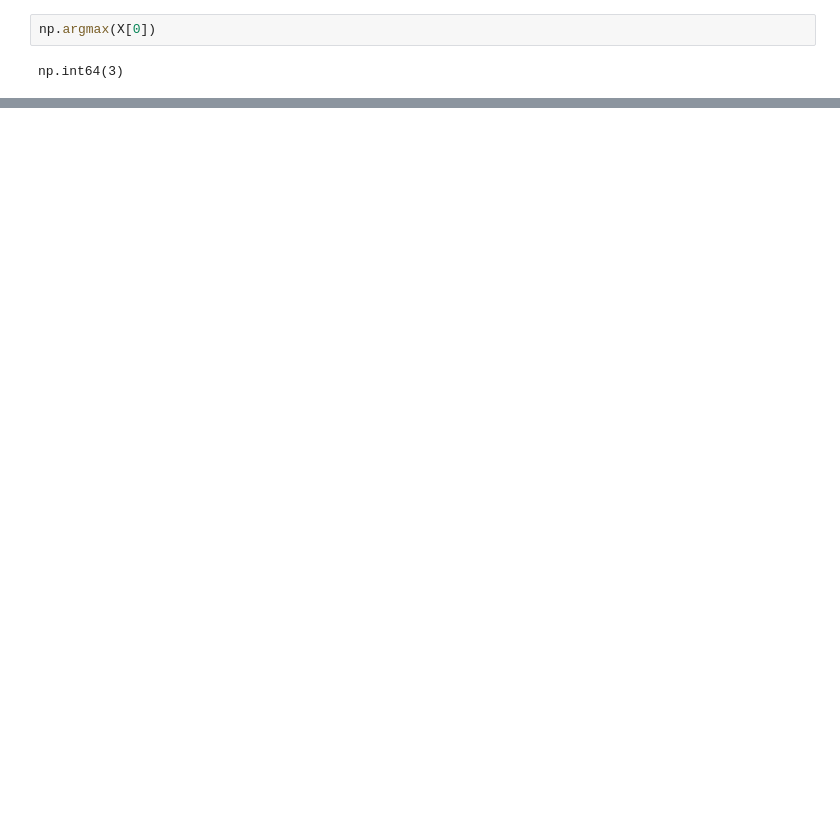
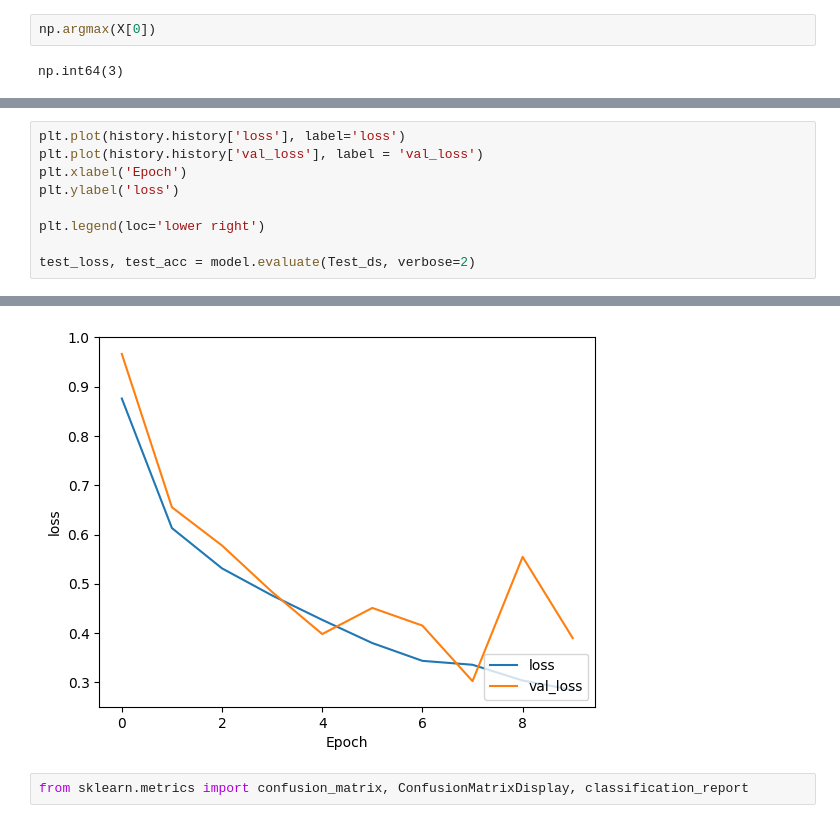
Before and after one commit to NohailaAitHammad/NeuroVision_AI, a Jupyter notebook: neuro-vison.ipynb, the cells around one changed output, grey strips where cells are left out. Drawn from its saved outputs; the diff is of its cells as text; blank space fills up the shorter version.

```diff
--- a/neuro-vison.ipynb
+++ b/neuro-vison.ipynb
@@ -346,0 +345,10 @@ model.save('best_model.keras')
+# %%
+plt.plot(history.history['loss'], label='loss')
+plt.plot(history.history['val_loss'], label = 'val_loss')
+plt.xlabel('Epoch')
+plt.ylabel('loss')
+
+plt.legend(loc='lower right')
+
+test_loss, test_acc = model.evaluate(Test_ds, verbose=2)
+# %% [output]
@@ -346,0 +356,3 @@ model.save('best_model.keras')
+[figure, added]
+# %%
+from sklearn.metrics import confusion_matrix, ConfusionMatrixDisplay, classification_report
```
Also changed, not shown: parts of 26 cells of this notebook.
